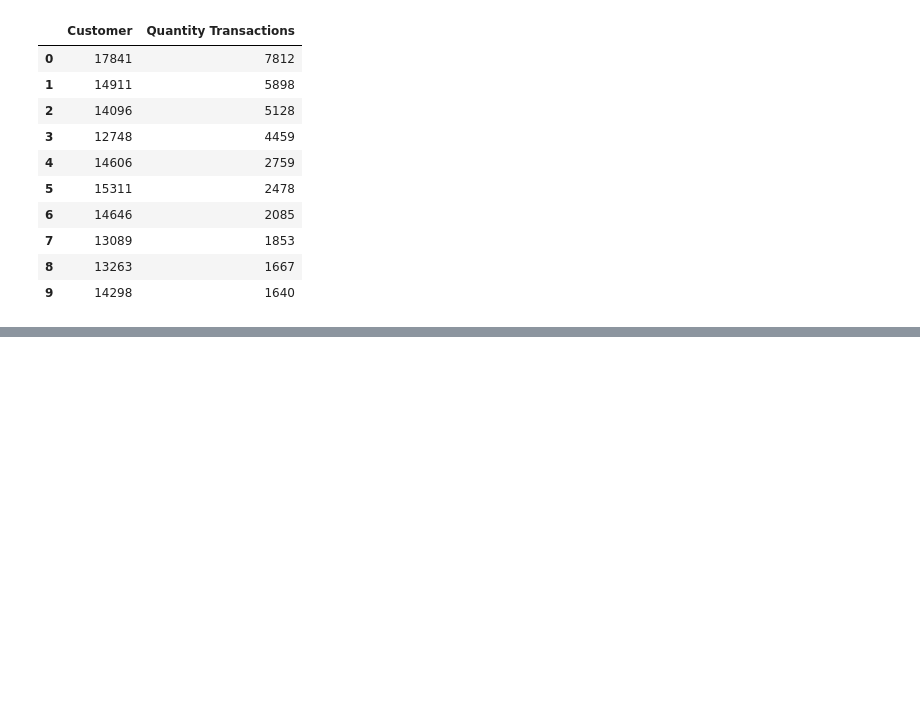
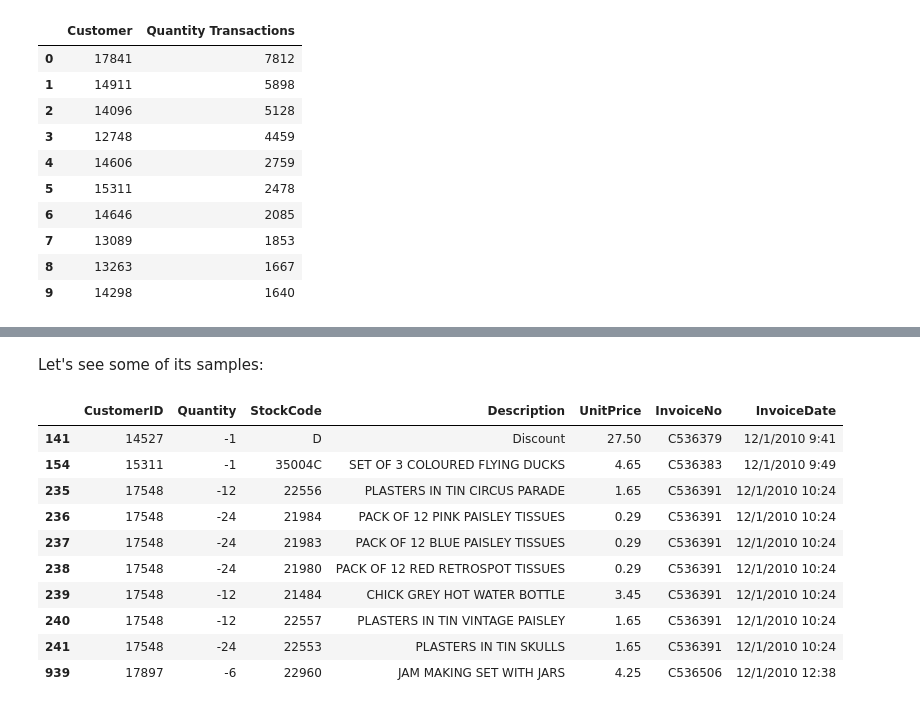
Before and after one commit to kleyersoma/E-Commerce_UK_Retailer_ML, a Jupyter notebook: e-commerce_uk_retailer_machine_learning_analysis.ipynb, the cells around one changed output, grey strips where cells are left out. Saved outputs shown, nothing was run; the diff lists cells and outputs as text; code cells hidden in the pictures; blank space fills up the shorter version.

Commit message:
Starting Feature Exploration for StockCode

```diff
--- a/e-commerce_uk_retailer_machine_learning_analysis.ipynb
+++ b/e-commerce_uk_retailer_machine_learning_analysis.ipynb
@@ -350,0 +440,18 @@ customers_transactions.head(10)
+# %%
+df_check = df[df['Quantity'] < 0][['CustomerID', 'Quantity', 'StockCode', 'Description', 'UnitPrice', 'InvoiceNo', 'InvoiceDate']]
+# %% [markdown]
+Let's see some of its samples:
+# %%
+df_check.head(10)
+# %% [output]
+|  | CustomerID | Quantity | StockCode | Description | UnitPrice | InvoiceNo | InvoiceDate |
+| 141 | 14527 | -1 | D | Discount | 27.50 | C536379 | 12/1/2010 9:41 |
+| 154 | 15311 | -1 | 35004C | SET OF 3 COLOURED FLYING DUCKS | 4.65 | C536383 | 12/1/2010 9:49 |
+| 235 | 17548 | -12 | 22556 | PLASTERS IN TIN CIRCUS PARADE | 1.65 | C536391 | 12/1/2010 10:24 |
+| 236 | 17548 | -24 | 21984 | PACK OF 12 PINK PAISLEY TISSUES | 0.29 | C536391 | 12/1/2010 10:24 |
+| 237 | 17548 | -24 | 21983 | PACK OF 12 BLUE PAISLEY TISSUES | 0.29 | C536391 | 12/1/2010 10:24 |
+| 238 | 17548 | -24 | 21980 | PACK OF 12 RED RETROSPOT TISSUES | 0.29 | C536391 | 12/1/2010 10:24 |
+| 239 | 17548 | -12 | 21484 | CHICK GREY HOT WATER BOTTLE | 3.45 | C536391 | 12/1/2010 10:24 |
+| 240 | 17548 | -12 | 22557 | PLASTERS IN TIN VINTAGE PAISLEY | 1.65 | C536391 | 12/1/2010 10:24 |
+| 241 | 17548 | -24 | 22553 | PLASTERS IN TIN SKULLS | 1.65 | C536391 | 12/1/2010 10:24 |
+| 939 | 17897 | -6 | 22960 | JAM MAKING SET WITH JARS | 4.25 | C536506 | 12/1/2010 12:38 |
```
Also changed, not shown: parts of 42 cells of this notebook.
